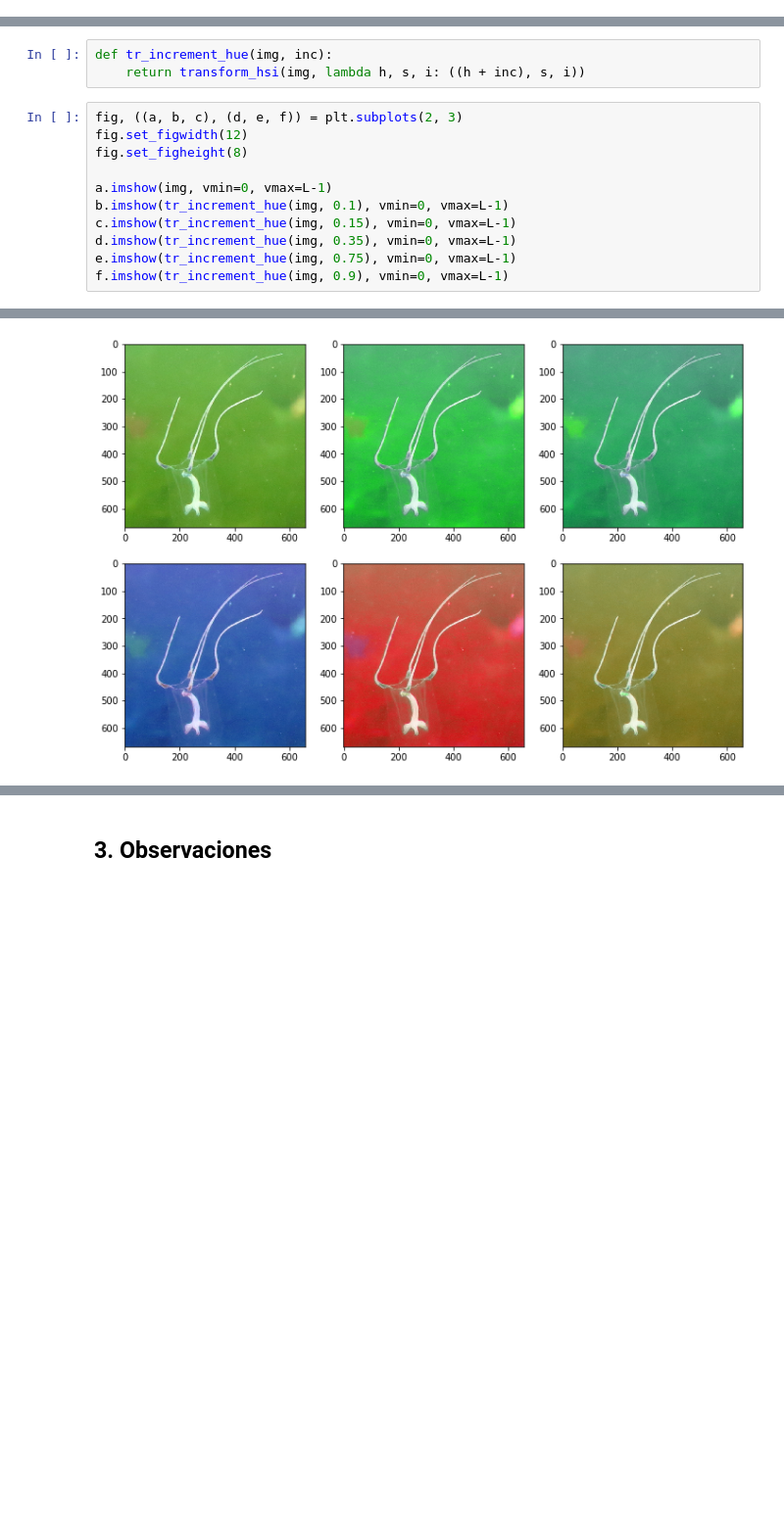
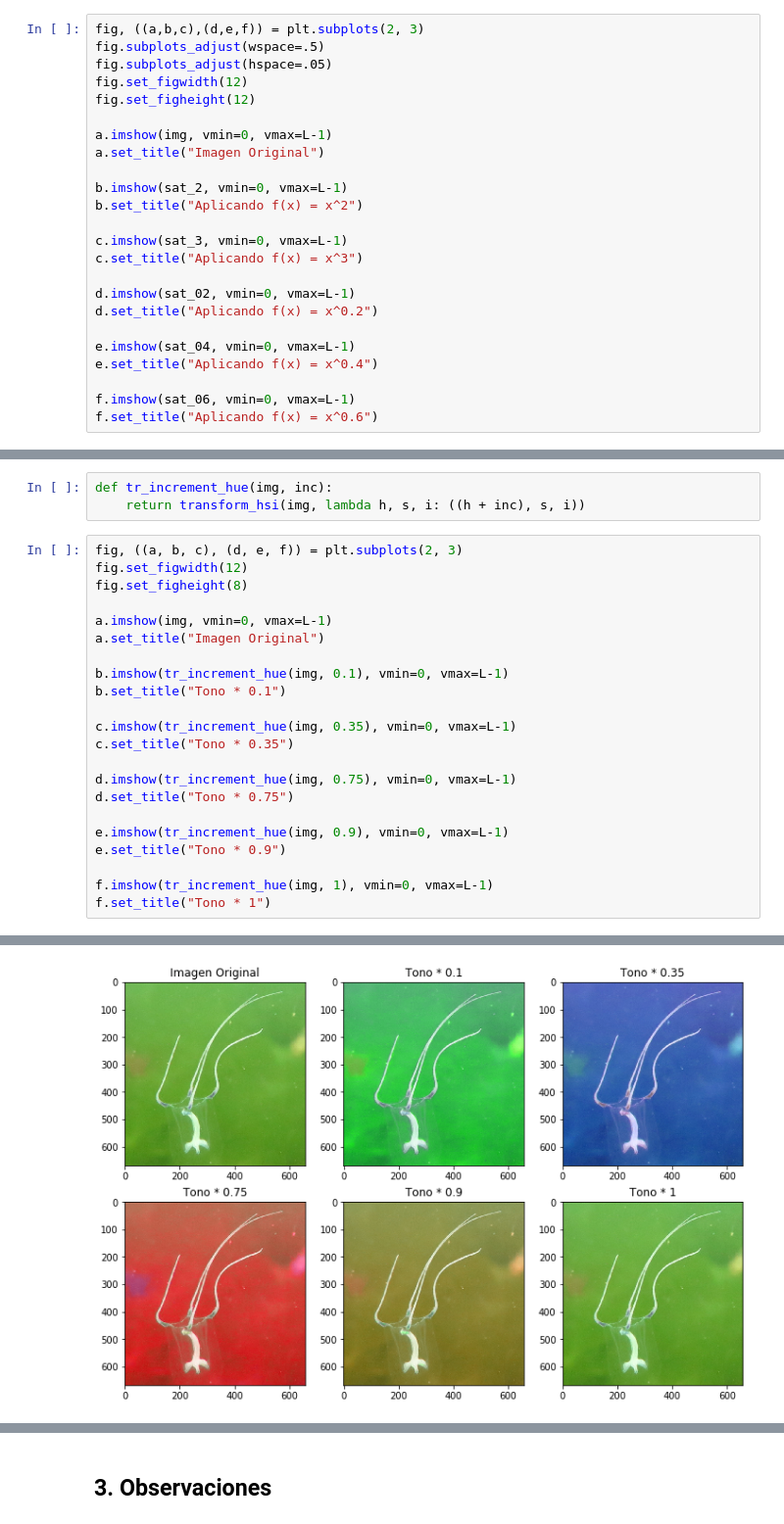
Before and after one commit to munshkr/vc-2018-2c, a Jupyter notebook: practicas/P2_Color.ipynb, the cells around one changed output, grey strips where cells are left out. Shown at 98% size. Drawn from its saved outputs; the diff is of its cells as text; blank space fills up the shorter version.

```diff
--- a/practicas/P2_Color.ipynb
+++ b/practicas/P2_Color.ipynb
@@ -300,0 +377,24 @@ En la figura se puede observar que al multiplicar por un $c > 1$ la intensidad a
+# %%
+fig, ((a,b,c),(d,e,f)) = plt.subplots(2, 3)
+fig.subplots_adjust(wspace=.5)
+fig.subplots_adjust(hspace=.05)
+fig.set_figwidth(12)
+fig.set_figheight(12)
+
+a.imshow(img, vmin=0, vmax=L-1)
+a.set_title("Imagen Original")
+
+b.imshow(sat_2, vmin=0, vmax=L-1)
+b.set_title("Aplicando f(x) = x^2")
+
+c.imshow(sat_3, vmin=0, vmax=L-1)
+c.set_title("Aplicando f(x) = x^3")
+
+d.imshow(sat_02, vmin=0, vmax=L-1)
+d.set_title("Aplicando f(x) = x^0.2")
+
+e.imshow(sat_04, vmin=0, vmax=L-1)
+e.set_title("Aplicando f(x) = x^0.4")
+
+f.imshow(sat_06, vmin=0, vmax=L-1)
+f.set_title("Aplicando f(x) = x^0.6")
@@ -309,9 +412,20 @@ fig.set_figwidth(12)
 fig.set_figheight(8)
 
 a.imshow(img, vmin=0, vmax=L-1)
+a.set_title("Imagen Original")
+
 b.imshow(tr_increment_hue(img, 0.1), vmin=0, vmax=L-1)
-c.imshow(tr_increment_hue(img, 0.15), vmin=0, vmax=L-1)
-d.imshow(tr_increment_hue(img, 0.35), vmin=0, vmax=L-1)
-e.imshow(tr_increment_hue(img, 0.75), vmin=0, vmax=L-1)
-f.imshow(tr_increment_hue(img, 0.9), vmin=0, vmax=L-1)
+b.set_title("Tono * 0.1")
+
+c.imshow(tr_increment_hue(img, 0.35), vmin=0, vmax=L-1)
+c.set_title("Tono * 0.35")
+
+d.imshow(tr_increment_hue(img, 0.75), vmin=0, vmax=L-1)
+d.set_title("Tono * 0.75")
+
+e.imshow(tr_increment_hue(img, 0.9), vmin=0, vmax=L-1)
+e.set_title("Tono * 0.9")
+
+f.imshow(tr_increment_hue(img, 1), vmin=0, vmax=L-1)
+f.set_title("Tono * 1")
 # %% [output]
@@ -319 +433 @@ f.imshow(tr_increment_hue(img, 0.9), vmin=0, vmax=L-1)
-[figure, old version]
+[figure, new version]
```
Also changed, not shown: parts of 22 cells of this notebook.
